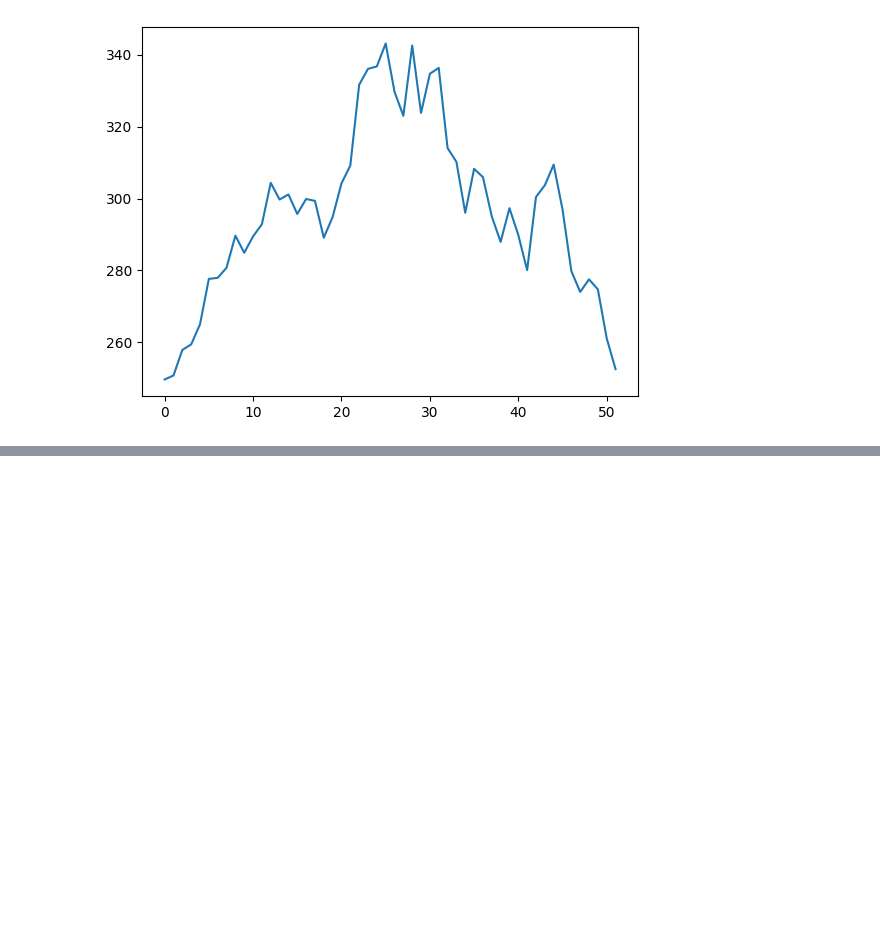
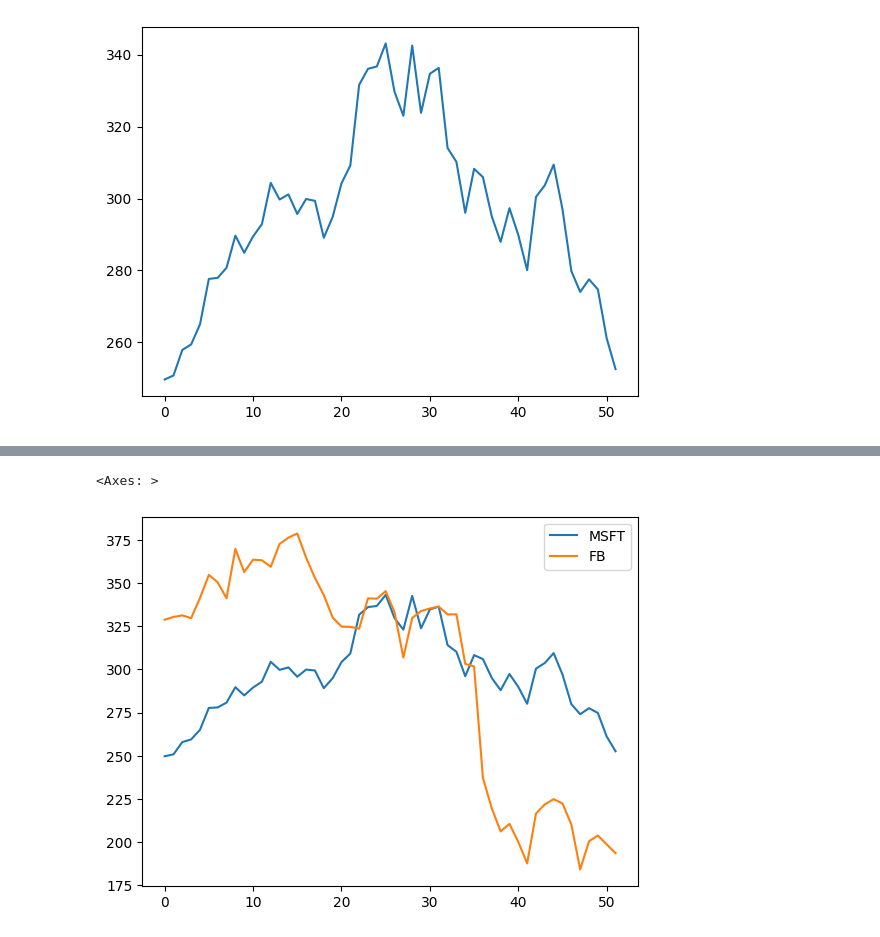
Before and after one commit to simran-aug15/Matplotlib, a Jupyter notebook: dataframeplot.ipynb, the cells around one changed output, grey strips where cells are left out. Drawn from its saved outputs; the diff is of its cells as text; code cells hidden in the pictures; blank space fills up the shorter version.

```diff
--- a/dataframeplot.ipynb
+++ b/dataframeplot.ipynb
@@ -51,0 +58,5 @@ stocks['MSFT'].plot(kind='line')
+# %%
+stocks[['Date','MSFT','FB']].plot(kind='line')
+# %% [output]
+<Axes: >
+[figure, added]
```
Also changed, not shown: parts of 1 cell of this notebook.
